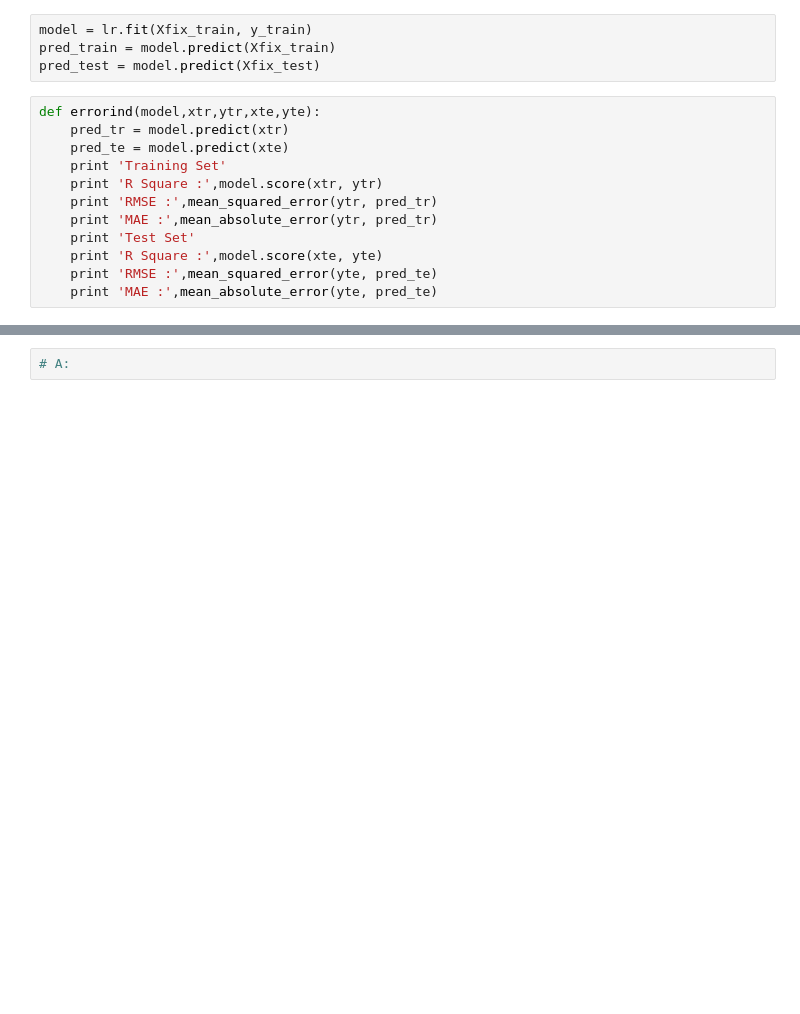
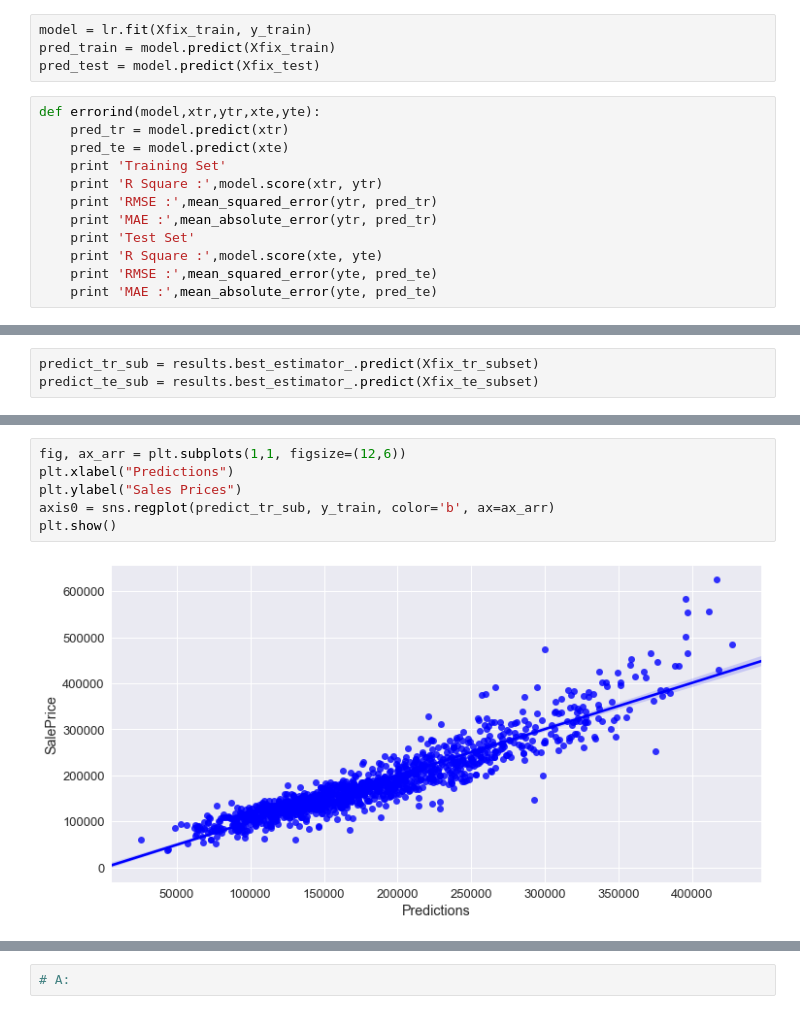
Before and after one commit to BhushanShet/BhushanShet.github.io, a Jupyter notebook: project-three/project-03-starter.ipynb, the cells around one changed output, grey strips where cells are left out. Saved outputs shown, nothing was run; the diff lists cells and outputs as text; blank space fills up the shorter version.

```diff
--- a/project-three/project-03-starter.ipynb
+++ b/project-three/project-03-starter.ipynb
@@ -576,0 +651,3 @@ array([ -5.97139552e+03,   7.40561427e+03,   7.89111014e+01,
+# %%
+predict_tr_sub = results.best_estimator_.predict(Xfix_tr_subset)
+predict_te_sub = results.best_estimator_.predict(Xfix_te_subset)
@@ -576,0 +662,8 @@ array([ -5.97139552e+03,   7.40561427e+03,   7.89111014e+01,
+# %%
+fig, ax_arr = plt.subplots(1,1, figsize=(12,6))
+plt.xlabel("Predictions")
+plt.ylabel("Sales Prices")
+axis0 = sns.regplot(predict_tr_sub, y_train, color='b', ax=ax_arr)
+plt.show()
+# %% [output]
+[figure, added]
```
Also changed, not shown: parts of 52 cells of this notebook.
